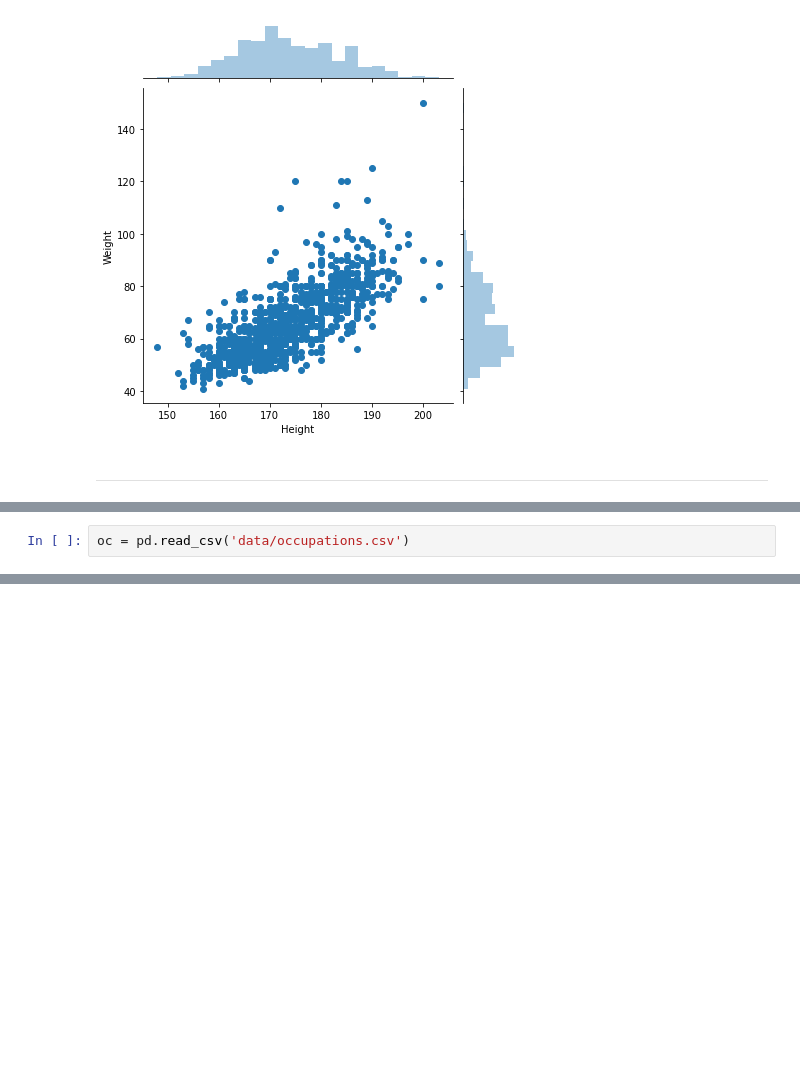
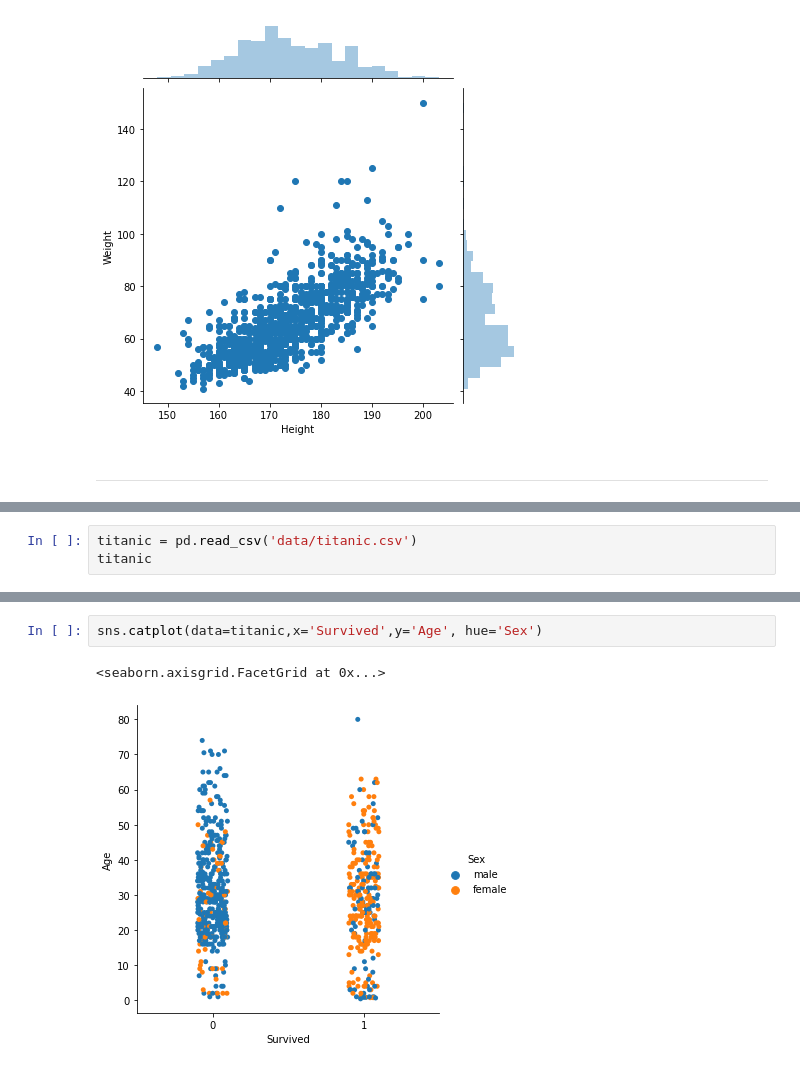
Before and after one commit to kh-min7/Data_Science, a Jupyter notebook: Exploratory Data Analysis.ipynb, the cells around one changed output, grey strips where cells are left out. Saved outputs shown, nothing was run; the diff lists cells and outputs as text; blank space fills up the shorter version.

```diff
--- a/Exploratory Data Analysis.ipynb
+++ b/Exploratory Data Analysis.ipynb
@@ -81,2 +255,3 @@ sns.jointplot(data=basic_info,x='Height', y='Weight')
 # %%
-oc = pd.read_csv('data/occupations.csv')
+titanic = pd.read_csv('data/titanic.csv')
+titanic
@@ -127,0 +285,5 @@ Name: occupation, dtype: int64
+# %%
+sns.catplot(data=titanic,x='Survived',y='Age', hue='Sex')
+# %% [output]
+<seaborn.axisgrid.FacetGrid at 0x...>
+[figure, added]
```
Also changed, not shown: parts of 26 cells of this notebook, 4 other files.
